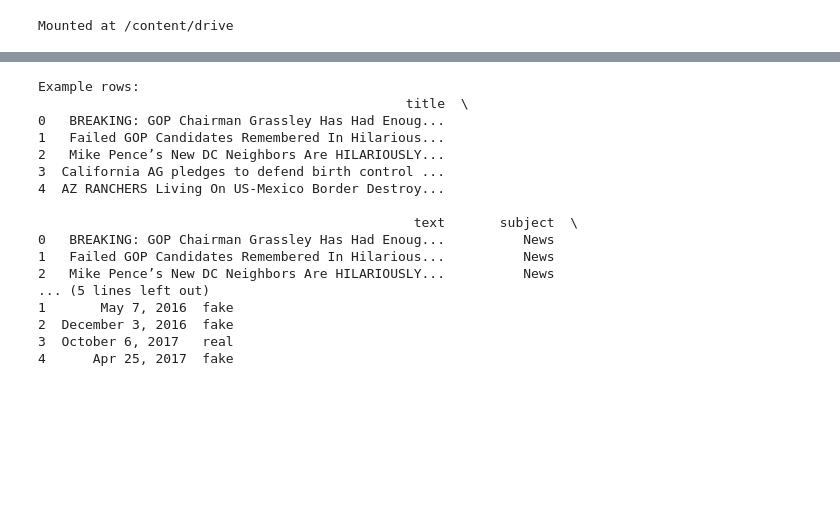
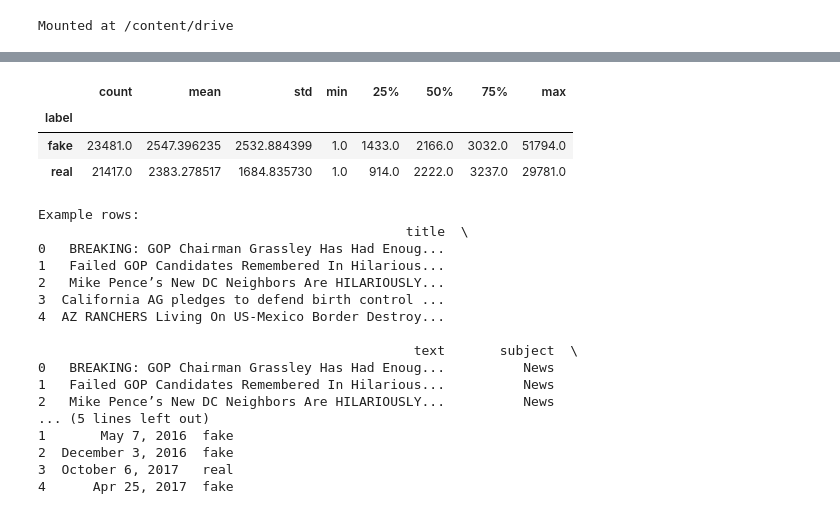
Before and after one commit to Seevakan1997/Fake-News-Detection, a Jupyter notebook: Fake_News_Detection.ipynb, the cells around one changed output, grey strips where cells are left out. Drawn from its saved outputs; the diff is of its cells as text; code cells hidden in the pictures; blank space fills up the shorter version.

```diff
--- a/Fake_News_Detection.ipynb
+++ b/Fake_News_Detection.ipynb
@@ -80,3 +100,12 @@ Mounted at /content/drive
+# %%
+df["char_length"] = df["text"].astype(str).apply(len)
+
+df.groupby("label")["char_length"].describe()
+# %% [output]
+|  | count | mean | std | min | 25% | 50% | 75% | max |
+| label |  |  |  |  |  |  |  |  |
+| fake | 23481.0 | 2547.396235 | 2532.884399 | 1.0 | 1433.0 | 2166.0 | 3032.0 | 51794.0 |
+| real | 21417.0 | 2383.278517 | 1684.835730 | 1.0 | 914.0 | 2222.0 | 3237.0 | 29781.0 |
 # %%
 df["text"] = df["title"].astype(str) + " " + df["text"].astype(str)
 # %%
```
Also changed, not shown: parts of 1 cell of this notebook.
